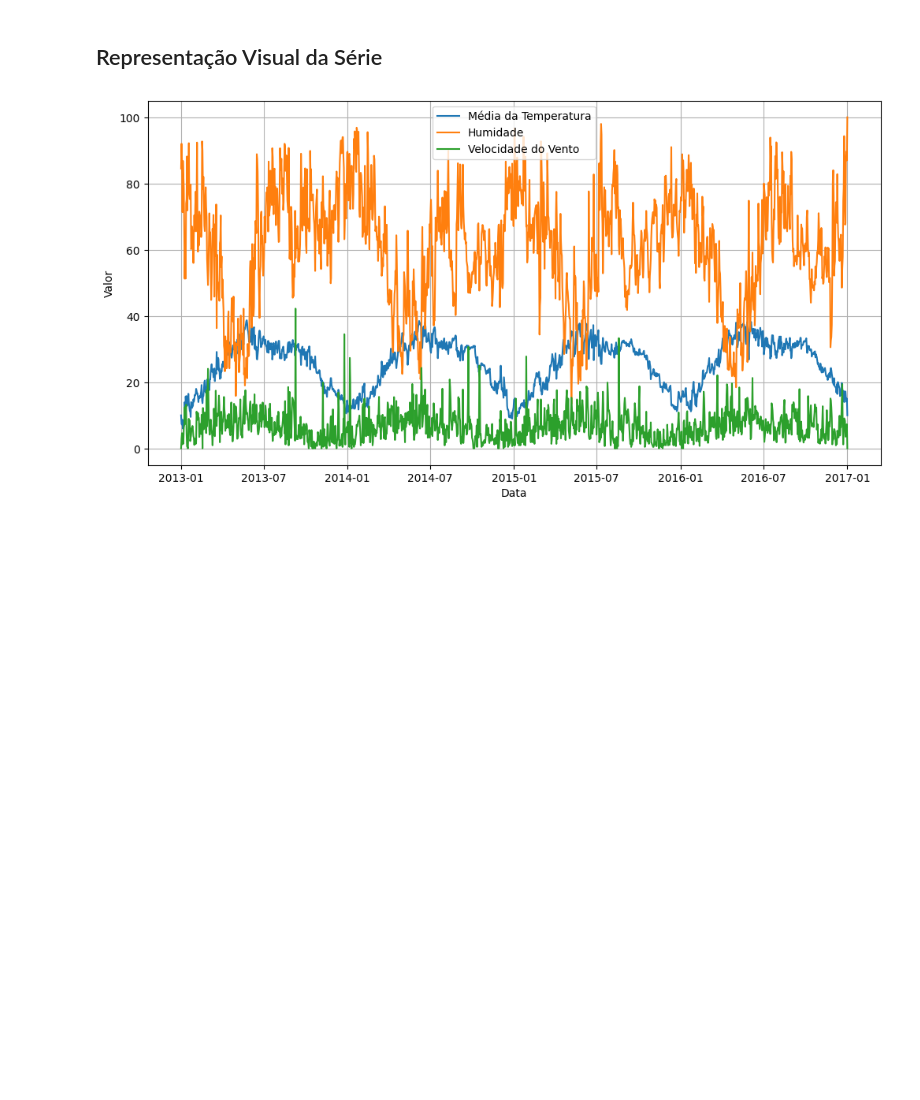
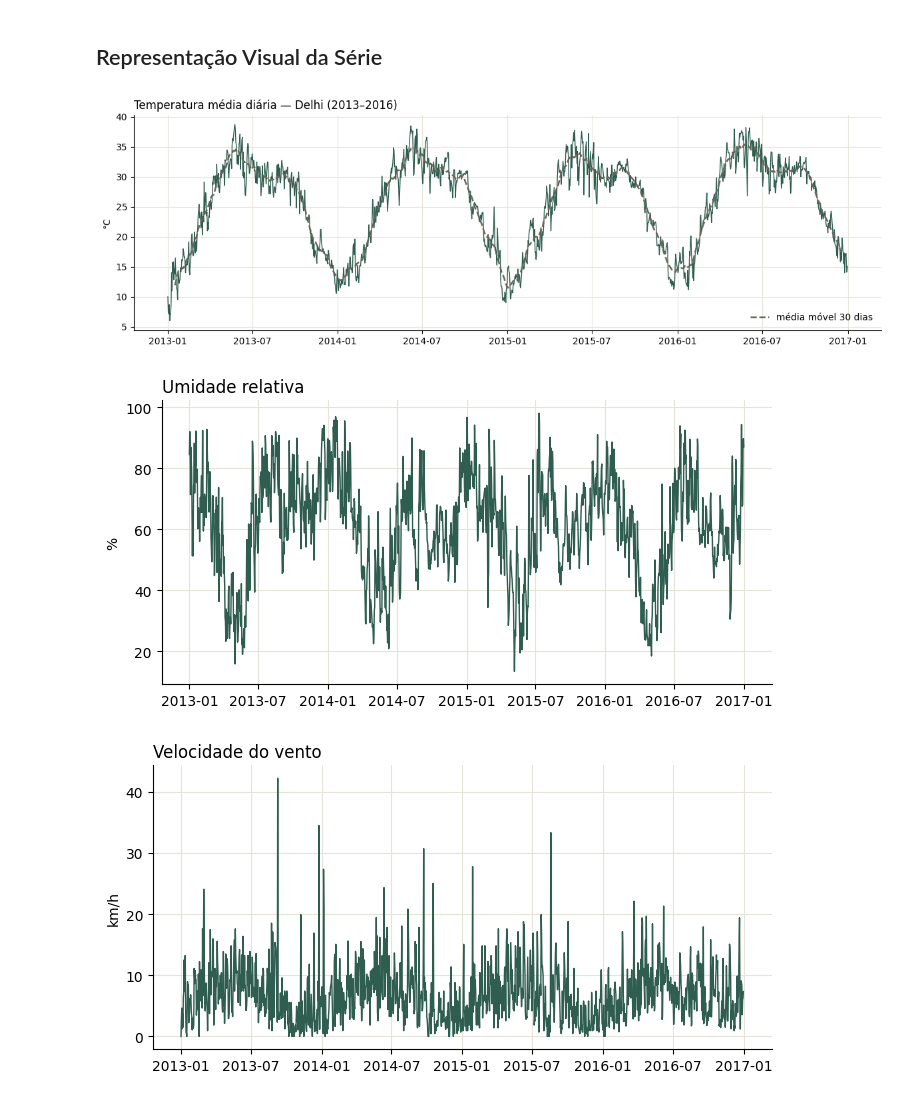
Before and after one commit to KarinaShimoiizaka/Modelagem-Comparativa-de-Series-Temporais, a Jupyter notebook: temperatura/main.ipynb, the cells around one changed output. Cells and saved outputs as stored; diff of their text form; code cells hidden in the pictures; blank space fills up the shorter version.

```diff
--- a/temperatura/main.ipynb
+++ b/temperatura/main.ipynb
@@ -20,0 +94,14 @@ df.head()
+# %%
+# Outliers pela regra do IQR
+def outliers_iqr(s):
+    q1, q3 = s.quantile([0.25, 0.75])
+    iqr = q3 - q1
+    return s[(s < q1 - 1.5 * iqr) | (s > q3 + 1.5 * iqr)]
+
+for col in ["meantemp", "humidity", "wind_speed", "meanpressure"]:
+    o = outliers_iqr(raw[col])
+    faixa = f"(de {o.min():.1f} a {o.max():.1f})" if len(o) else ""
+    print(f"{col}: {len(o)} outliers {faixa}")
+
+# A pressão ao nível do mar fica entre ~990 e 1030 hPa
+print("\nmeanpressure fora do IQR:", sorted(outliers_iqr(raw["meanpressure"]).round(0)))
@@ -53,17 +160,27 @@ date
 # %% [markdown]
 ## Representação Visual da Série
-# %%
-plt.figure(figsize=(12, 6))
-
-plt.plot(df.index, df["meantemp"], label="Média da Temperatura")
-plt.plot(df.index, df["humidity"], label="Humidade")
-plt.plot(df.index, df["wind_speed"], label="Velocidade do Vento")
-
-plt.xlabel("Data")
-plt.ylabel("Valor")
-plt.legend()
-plt.grid()
-
-plt.show()
-# %% [output]
-[figure, removed]
+# %%
+fig, ax = plt.subplots(figsize=(12, 4))
+ax.plot(df.index, df["meantemp"], color=COR, lw=1)
+ax.plot(df.index, df["meantemp"].rolling(30, center=True).mean(),
+        color="#6b6558", ls="--", lw=1.8, label="média móvel 30 dias")
+ax.set_title("Temperatura média diária — Delhi (2013–2016)")
+ax.set_ylabel("°C")
+ax.legend(frameon=False, loc="lower right")
+plt.tight_layout()
+plt.savefig("img/serie_alvo.png", dpi=150)
+plt.show()
+
+for col, titulo, unidade in [("humidity", "Umidade relativa", "%"),
+                             ("wind_speed", "Velocidade do vento", "km/h")]:
+    fig, ax = plt.subplots(figsize=(7, 3.6))
+    ax.plot(df.index, df[col], color=COR, lw=1)
+    ax.set_title(titulo)
+    ax.set_ylabel(unidade)
+    plt.tight_layout()
+    plt.savefig(f"img/{col}.png", dpi=150)
+    plt.show()
+# %% [output]
+[figure, added]
+[figure, added]
+[figure, added]
```
Also changed, not shown: parts of 35 cells of this notebook, 7 other files.
